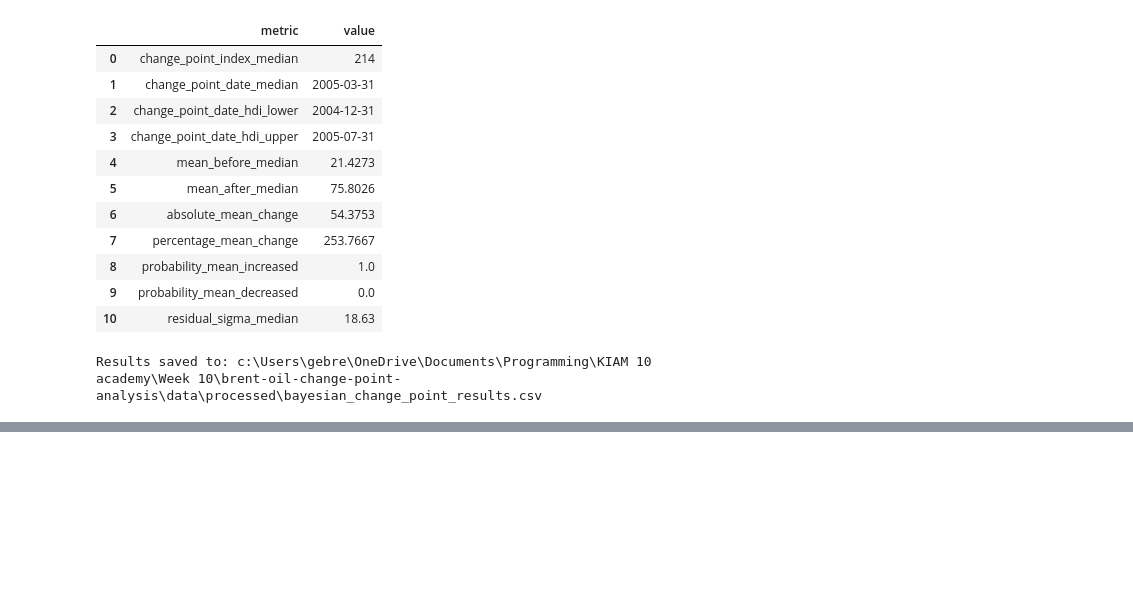
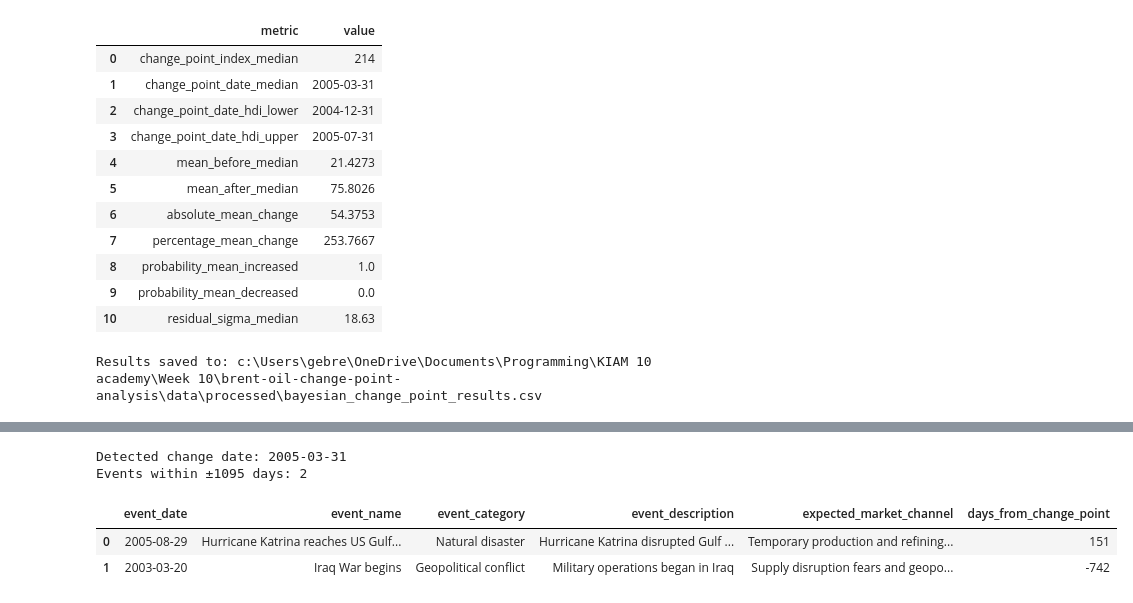
Before and after one commit to Bilen189/brent-oil-change-point-analysis, a Jupyter notebook: notebooks/task_2_change_point_modeling.ipynb, the cells around one changed output, grey strips where cells are left out. Saved outputs shown, nothing was run; the diff lists cells and outputs as text; code cells hidden in the pictures; blank space fills up the shorter version.

```diff
--- a/notebooks/task_2_change_point_modeling.ipynb
+++ b/notebooks/task_2_change_point_modeling.ipynb
@@ -1069,0 +1126,40 @@ Results saved to: c:\Users\gebre\OneDrive\Documents\Programming\KIAM 10 academy\
+# %%
+event_window_days = 1095  # Approximately three years
+
+events_within_window = (
+    events_nearest_change[
+        events_nearest_change[
+            "absolute_days_from_change_point"
+        ] <= event_window_days
+    ]
+    .copy()
+)
+
+print(
+    f"Detected change date: "
+    f"{change_date_median.date()}"
+)
+
+print(
+    f"Events within ±{event_window_days} days: "
+    f"{len(events_within_window)}"
+)
+
+display(
+    events_within_window[
+        [
+            "event_date",
+            "event_name",
+            "event_category",
+            "event_description",
+            "expected_market_channel",
+            "days_from_change_point",
+        ]
+    ]
+)
+# %% [output]
+Detected change date: 2005-03-31
+Events within ±1095 days: 2
+|  | event_date | event_name | event_category | event_description | expected_market_channel | days_from_change_point |
+| 0 | 2005-08-29 | Hurricane Katrina reaches US Gulf... | Natural disaster | Hurricane Katrina disrupted Gulf ... | Temporary production and refining... | 151 |
+| 1 | 2003-03-20 | Iraq War begins | Geopolitical conflict | Military operations began in Iraq | Supply disruption fears and geopo... | -742 |
```
Also changed, not shown: parts of 11 cells of this notebook, 3 other files.
